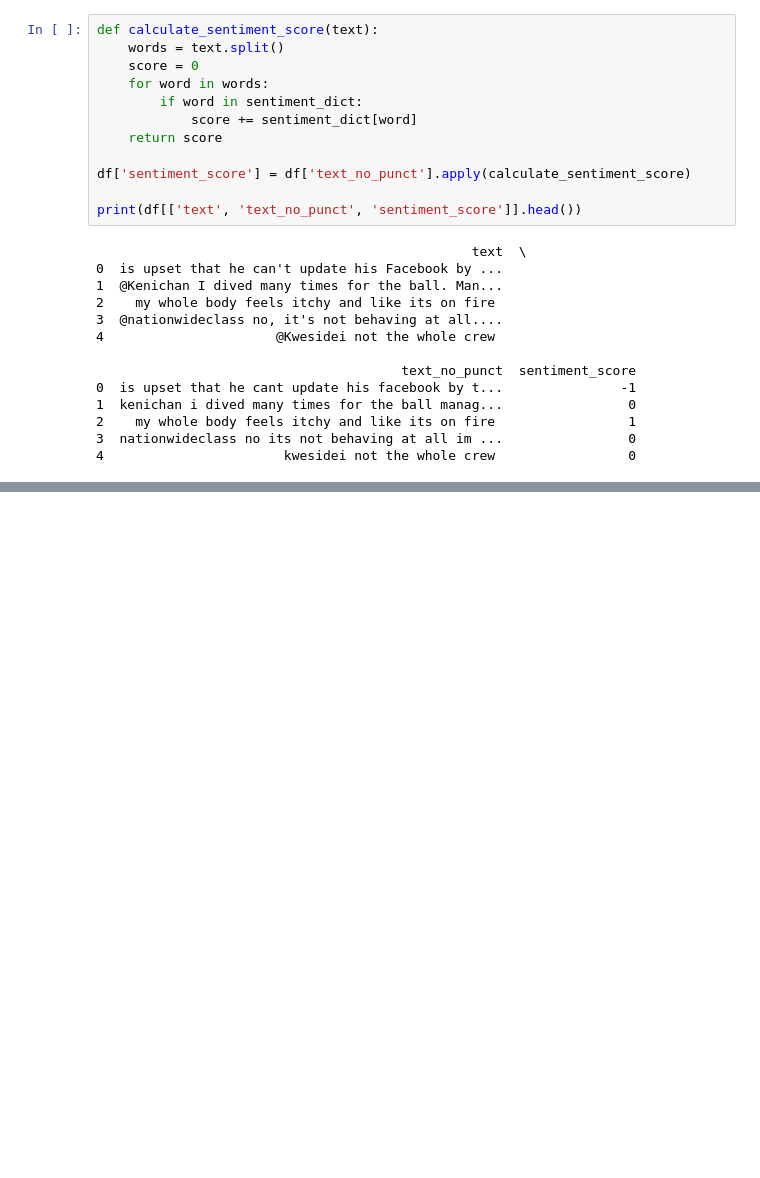
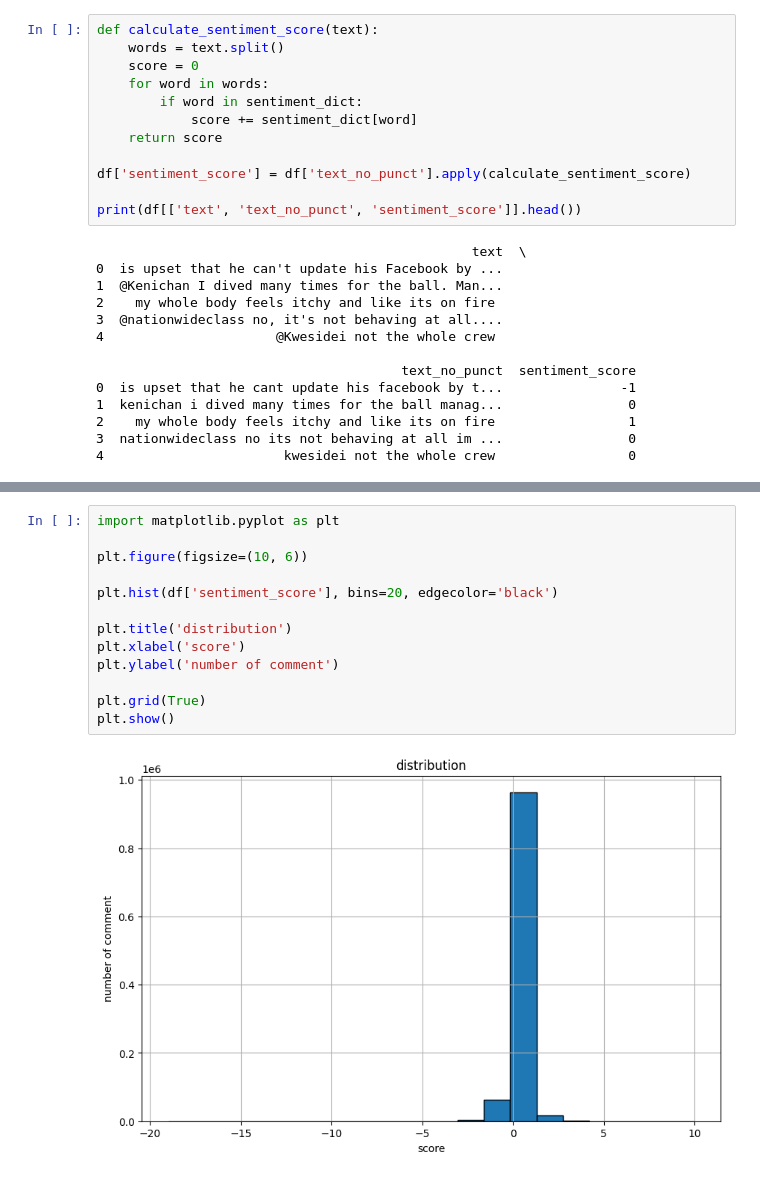
Before and after one commit to Shahbazi-Amir/sentiment_analysis, a Jupyter notebook: sentiment_main.ipynb, the cells around one changed output, grey strips where cells are left out. Cells and saved outputs as stored; diff of their text form; blank space fills up the shorter version.

```diff
--- a/sentiment_main.ipynb
+++ b/sentiment_main.ipynb
@@ -194,0 +197,15 @@ Name: count, dtype: int64
+# %%
+import matplotlib.pyplot as plt
+
+plt.figure(figsize=(10, 6))
+
+plt.hist(df['sentiment_score'], bins=20, edgecolor='black')
+
+plt.title('distribution')
+plt.xlabel('score')
+plt.ylabel('number of comment')
+
+plt.grid(True)
+plt.show()
+# %% [output]
+[figure, added]
```
Also changed, not shown: parts of 7 cells of this notebook, 1 other file.
